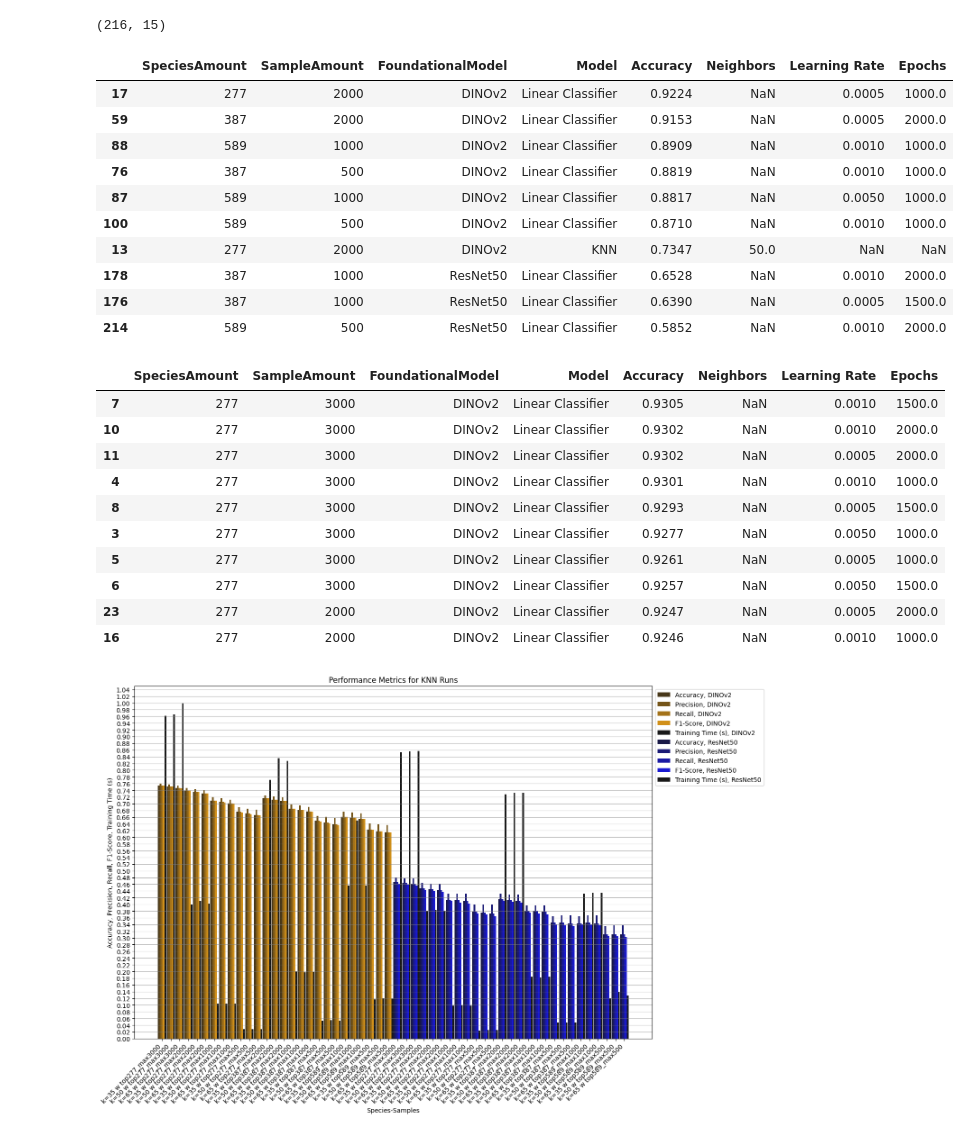
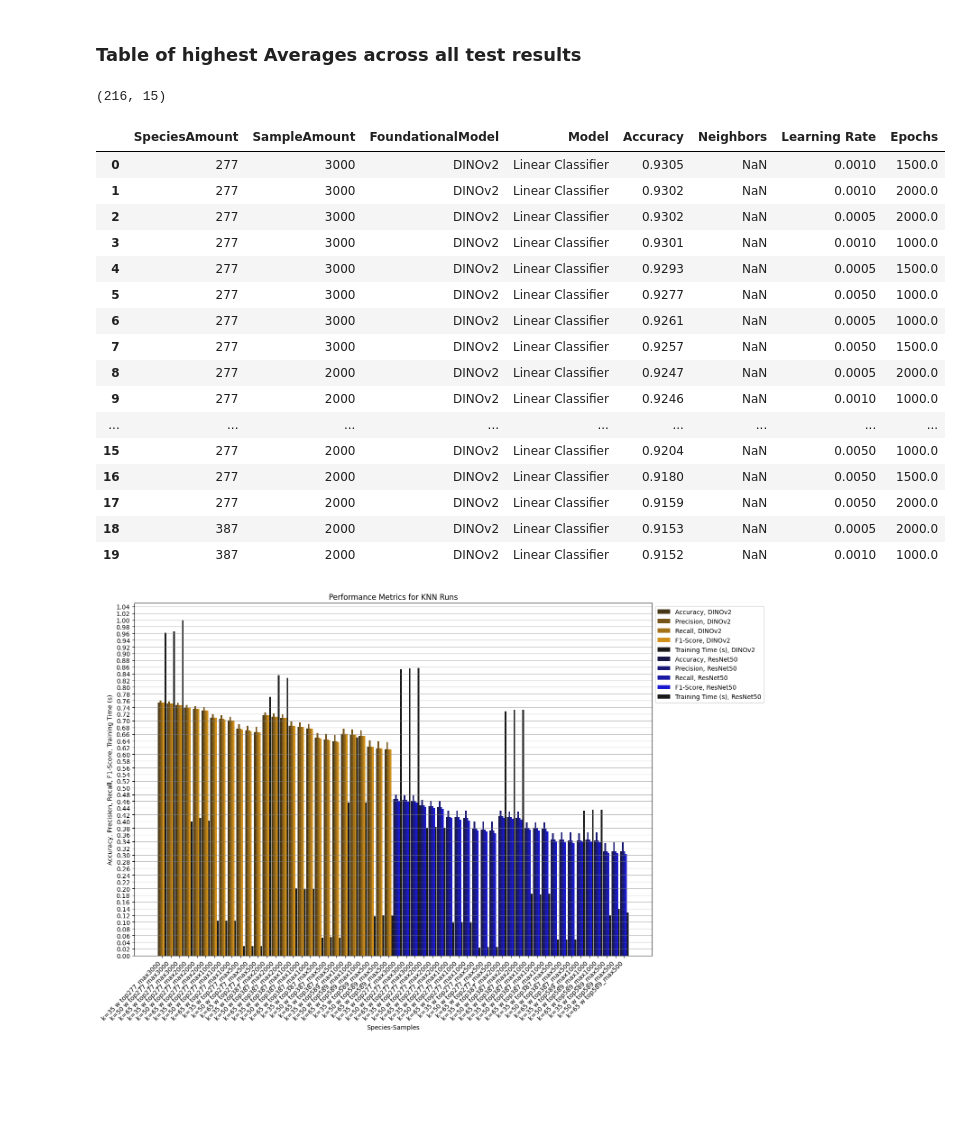
Before and after one commit to leo-grz/BachelorThesis_LepidopteraFGIC, a Jupyter notebook: notebooks/08_results_analysis.ipynb, the cells around one changed output. Saved outputs shown, nothing was run; the diff lists cells and outputs as text; code cells hidden in the pictures; blank space fills up the shorter version.

```diff
--- a/notebooks/08_results_analysis.ipynb
+++ b/notebooks/08_results_analysis.ipynb
@@ -44,34 +121,28 @@ result_df = pd.concat(dfs, ignore_index=True)
+# %% [markdown]
+### Table of highest Averages across all test results
 # %%
 # result_df.to_csv(os.path.join(PATH_TO_RESULTS, 'all_results.csv'), index=False)
 print(result_df.shape)
-result_df[['SpeciesAmount', 'SampleAmount', 'FoundationalModel', 'Model', 'Accuracy', 'Neighbors', 'Learning Rate', 'Epochs']].sample(10).sort_values(by='Accuracy', ascending=False)
+result_df[['SpeciesAmount', 'SampleAmount', 'FoundationalModel', 'Model', 'Accuracy', 'Neighbors', 'Learning Rate', 'Epochs']].sort_values(by='Accuracy', ascending=False).head(20).reset_index(drop=True)
 # %% [output]
 (216, 15)
 |  | SpeciesAmount | SampleAmount | FoundationalModel | Model | Accuracy | Neighbors | Learning Rate | Epochs |
-| 17 | 277 | 2000 | DINOv2 | Linear Classifier | 0.9224 | NaN | 0.0005 | 1000.0 |
-| 59 | 387 | 2000 | DINOv2 | Linear Classifier | 0.9153 | NaN | 0.0005 | 2000.0 |
-| 88 | 589 | 1000 | DINOv2 | Linear Classifier | 0.8909 | NaN | 0.0010 | 1000.0 |
-| 76 | 387 | 500 | DINOv2 | Linear Classifier | 0.8819 | NaN | 0.0010 | 1000.0 |
-| 87 | 589 | 1000 | DINOv2 | Linear Classifier | 0.8817 | NaN | 0.0050 | 1000.0 |
-| 100 | 589 | 500 | DINOv2 | Linear Classifier | 0.8710 | NaN | 0.0010 | 1000.0 |
-| 13 | 277 | 2000 | DINOv2 | KNN | 0.7347 | 50.0 | NaN | NaN |
-| 178 | 387 | 1000 | ResNet50 | Linear Classifier | 0.6528 | NaN | 0.0010 | 2000.0 |
-| 176 | 387 | 1000 | ResNet50 | Linear Classifier | 0.6390 | NaN | 0.0005 | 1500.0 |
-| 214 | 589 | 500 | ResNet50 | Linear Classifier | 0.5852 | NaN | 0.0010 | 2000.0 |
+| 0 | 277 | 3000 | DINOv2 | Linear Classifier | 0.9305 | NaN | 0.0010 | 1500.0 |
+| 1 | 277 | 3000 | DINOv2 | Linear Classifier | 0.9302 | NaN | 0.0010 | 2000.0 |
+| 2 | 277 | 3000 | DINOv2 | Linear Classifier | 0.9302 | NaN | 0.0005 | 2000.0 |
+| 3 | 277 | 3000 | DINOv2 | Linear Classifier | 0.9301 | NaN | 0.0010 | 1000.0 |
+| 4 | 277 | 3000 | DINOv2 | Linear Classifier | 0.9293 | NaN | 0.0005 | 1500.0 |
+| 5 | 277 | 3000 | DINOv2 | Linear Classifier | 0.9277 | NaN | 0.0050 | 1000.0 |
+| 6 | 277 | 3000 | DINOv2 | Linear Classifier | 0.9261 | NaN | 0.0005 | 1000.0 |
+| 7 | 277 | 3000 | DINOv2 | Linear Classifier | 0.9257 | NaN | 0.0050 | 1500.0 |
+| 8 | 277 | 2000 | DINOv2 | Linear Classifier | 0.9247 | NaN | 0.0005 | 2000.0 |
+| 9 | 277 | 2000 | DINOv2 | Linear Classifier | 0.9246 | NaN | 0.0010 | 1000.0 |
+| ... | ... | ... | ... | ... | ... | ... | ... | ... |
+| 15 | 277 | 2000 | DINOv2 | Linear Classifier | 0.9204 | NaN | 0.0050 | 1000.0 |
+| 16 | 277 | 2000 | DINOv2 | Linear Classifier | 0.9180 | NaN | 0.0050 | 1500.0 |
+| 17 | 277 | 2000 | DINOv2 | Linear Classifier | 0.9159 | NaN | 0.0050 | 2000.0 |
+| 18 | 387 | 2000 | DINOv2 | Linear Classifier | 0.9153 | NaN | 0.0005 | 2000.0 |
+| 19 | 387 | 2000 | DINOv2 | Linear Classifier | 0.9152 | NaN | 0.0010 | 1000.0 |
-# %%
-result_df[['SpeciesAmount', 'SampleAmount', 'FoundationalModel', 'Model', 'Accuracy', 'Neighbors', 'Learning Rate', 'Epochs']].sort_values(by='Accuracy', ascending=False).head(10)
-# %% [output]
-|  | SpeciesAmount | SampleAmount | FoundationalModel | Model | Accuracy | Neighbors | Learning Rate | Epochs |
-| 7 | 277 | 3000 | DINOv2 | Linear Classifier | 0.9305 | NaN | 0.0010 | 1500.0 |
-| 10 | 277 | 3000 | DINOv2 | Linear Classifier | 0.9302 | NaN | 0.0010 | 2000.0 |
-| 11 | 277 | 3000 | DINOv2 | Linear Classifier | 0.9302 | NaN | 0.0005 | 2000.0 |
-| 4 | 277 | 3000 | DINOv2 | Linear Classifier | 0.9301 | NaN | 0.0010 | 1000.0 |
-| 8 | 277 | 3000 | DINOv2 | Linear Classifier | 0.9293 | NaN | 0.0005 | 1500.0 |
-| 3 | 277 | 3000 | DINOv2 | Linear Classifier | 0.9277 | NaN | 0.0050 | 1000.0 |
-| 5 | 277 | 3000 | DINOv2 | Linear Classifier | 0.9261 | NaN | 0.0005 | 1000.0 |
-| 6 | 277 | 3000 | DINOv2 | Linear Classifier | 0.9257 | NaN | 0.0050 | 1500.0 |
-| 23 | 277 | 2000 | DINOv2 | Linear Classifier | 0.9247 | NaN | 0.0005 | 2000.0 |
-| 16 | 277 | 2000 | DINOv2 | Linear Classifier | 0.9246 | NaN | 0.0010 | 1000.0 |
 # %%
 # Filter the dataframe for KNN and Linear Classifier
 knn_df = result_df[result_df['Model'] == 'KNN'].reset_index()
```
Also changed, not shown: parts of 8 cells of this notebook, 5 other files.
